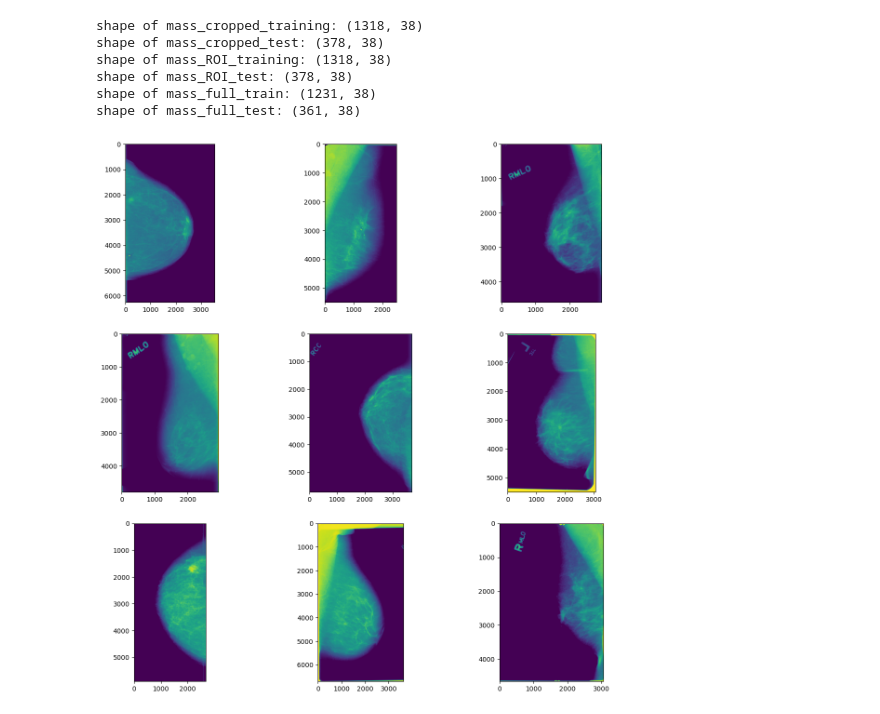
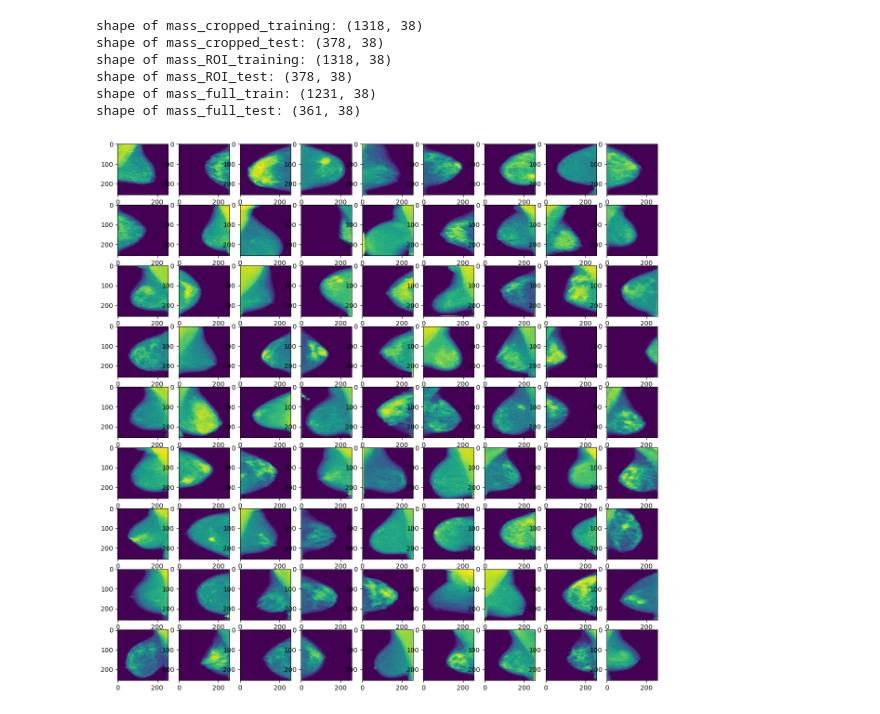
Before and after one commit to Stjernelund/Mammography-Cancer-Classification, a Jupyter notebook: VGG-16 U-Net.ipynb, the cells around one changed output. Drawn from its saved outputs; the diff is of its cells as text; code cells hidden in the pictures.

```diff
--- a/VGG-16 U-Net.ipynb
+++ b/VGG-16 U-Net.ipynb
@@ -103,7 +103,7 @@ resize_images(ROI_train_images_path)
 # %%
 resize_full_image(full_test_images_path)
 resize_full_image(full_training_images_path)
-# %%
-show_grid_of_images(full_training_images_path)
-# %% [output]
-[figure, removed]
+# %%
+show_grid_of_images(full_test_images_path, 9, 9)
+# %% [output]
+[figure, added]
```
Also changed, not shown: parts of 9 cells of this notebook, 1 other file.
